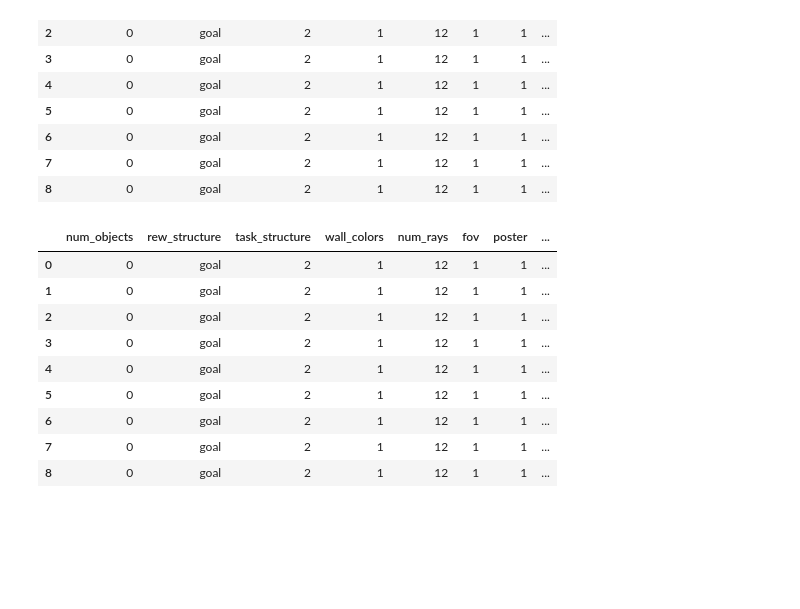
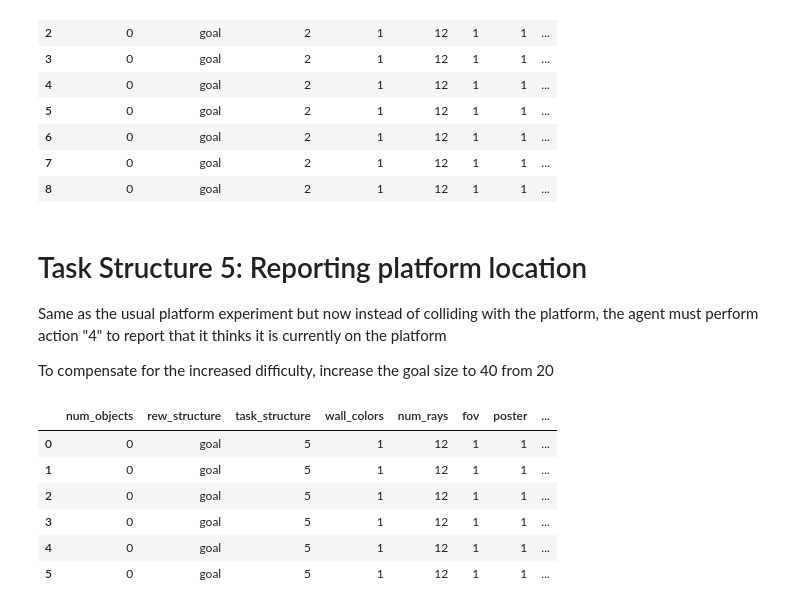
Before and after one commit to liuandrew/training-rl-algo, a Jupyter notebook: write_and_test/write_experiments.ipynb, the cells around one changed output. Drawn from its saved outputs; the diff is of its cells as text; code cells hidden in the pictures; blank space fills up the shorter version.

Commit message:
Added new task structure for reporting platform location, added options in nav_env_flat for modifying goal position and size, reworte some experimental measures for meta task

```diff
--- a/write_and_test/write_experiments.ipynb
+++ b/write_and_test/write_experiments.ipynb
@@ -2984,0 +3110,16 @@ pickle.dump(env_kwargs, open('../trained_models/ppo/meta_poster/' + exp_name, 'w
+# %%
+exp_name = f'meta_peast_fixposwidth{16}largegoal_env'
+env_kwargs = {
+    'task_structure': 3,
+    'rew_structure': 'goal',
+    'num_objects': 0,
+    'wall_colors': 1,
+    'poster': 1,
+    'num_rays': 12,
+    'fov': 1,
+    'character_reset_pos': 1,
+    'goal_size': 40,
+    'fixed_reset': [np.array([150., 150.]), np.pi/2],
+    'max_steps': 1000
+}
+pickle.dump(env_kwargs, open('../trained_models/ppo/meta_poster_width/' + exp_name, 'wb'))
@@ -3200,7 +3424,7 @@ for j, clone_idx in enumerate(clone_idxs):
     for i in range(num_trials):
         exp_name = f'nav_pdistal_width{width}clone{clone_idx}_t{i}'
 
-        clone_path = f'nav_poster_netstructure/nav_pdistal_width{width}batch200_t{clone_idx}.pt'
+        clone_path = f'trained_models/ppo/nav_poster_netstructure/nav_pdistal_width{width}batch200_t{clone_idx}.pt'
 
         env_kwargs = {'num_objects': 0, 'rew_structure': 'goal',
                       'task_structure': 2, 'wall_colors': 1, 'num_rays': 12, 'fov': 1,
@@ -3228,7 +3452,7 @@ for j, clone_idx in enumerate(clone_idxs):
             'nn_base': 'FlexBase',
             'nn_base_kwargs': {'hidden_size': width},
             'clone_parameter_experiment': True,
-            'clone_params': {'clone_path': clone_path, 'clone_layers': 4,
+            'clone_args': {'clone_path': clone_path, 'clone_layers': 4,
                              'freeze': True}
         }
 
@@ -3246,61 +3470,57 @@ pd.DataFrame(rows)
 | 6 | 0 | goal | 2 | 1 | 12 | 1 | 1 | ... |
 | 7 | 0 | goal | 2 | 1 | 12 | 1 | 1 | ... |
 | 8 | 0 | goal | 2 | 1 | 12 | 1 | 1 | ... |
+# %% [markdown]
+# Task Structure 5: Reporting platform location
+
+Same as the usual platform experiment but now instead of colliding with the platform, the agent must perform action "4" to report that it thinks it is currently on the platform
+
+To compensate for the increased difficulty, increase the goal size to 40 from 20
 # %%
-#Additional trials
-# network_widths = [16, 32, 64]
-width = 16
-clone_idxs = [1, 5, 7]
+network_widths = [16, 32]
 num_trials = 3
-
 rows = []
-for j, clone_idx in enumerate(clone_idxs):
+for width in network_widths:
     for i in range(num_trials):
-        exp_name = f'nav_pdistal_width{width}clone{clone_idx}_t{i}'
-
-        clone_path = f'../trained_models/ppo/nav_poster_netstructure/nav_pdistal_width{width}batch200_t{clone_idx}.pt'
+        exp_name = f'report_pdistal_width{width}_t{i}'
 
         env_kwargs = {'num_objects': 0, 'rew_structure': 'goal',
-                      'task_structure': 2, 'wall_colors': 1, 'num_rays': 12, 'fov': 1,
-                      'poster': 1, 'character_reset_pos': 1}
+                      'task_structure': 5, 'wall_colors': 1, 'num_rays': 12, 'fov': 1,
+                      'poster': 1, #distal
+                      'character_reset_pos': 1, 'goal_size': 40,
+                     }
         row = env_kwargs.copy()
         row['name'] = exp_name
         row['layer_width'] = width
 
         rows.append(row)
         config = {
             'wandb_project_name': 'Nav_Shared_Layers',
             'exp_name': exp_name,
             'save_name': exp_name,
-            'num_env_steps': 5000000,
+            'num_env_steps': 1000,
             'env_name': 'NavEnv-v0',
             'algo': 'ppo',
             'num_mini_batch': 1,
             'num_processes': 1,
-            'num_steps': 200,
-            'checkpoint_interval': 10,
+            'num_steps': 10,
+            'save_interval': 10,
             'recurrent': True,
             'seed': i,
             'no_cuda': True,
             'env_kwargs': env_kwargs,
             'nn_base': 'FlexBase',
-            'nn_base_kwargs': {'hidden_size': width},
-            'clone_parameter_experiment': True,
-            'clone_args': {'clone_path': clone_path, 'clone_layers': 4,
-                             'freeze': True}
+            'nn_base_kwargs': {'hidden_size': width}
         }
 
         pickle.dump(config, open('../experiment_configs/' + exp_name, 'wb'))
 
 pd.DataFrame(rows)
 # %% [output]
 |  | num_objects | rew_structure | task_structure | wall_colors | num_rays | fov | poster | ... |
-| 0 | 0 | goal | 2 | 1 | 12 | 1 | 1 | ... |
-| 1 | 0 | goal | 2 | 1 | 12 | 1 | 1 | ... |
-| 2 | 0 | goal | 2 | 1 | 12 | 1 | 1 | ... |
-| 3 | 0 | goal | 2 | 1 | 12 | 1 | 1 | ... |
-| 4 | 0 | goal | 2 | 1 | 12 | 1 | 1 | ... |
-| 5 | 0 | goal | 2 | 1 | 12 | 1 | 1 | ... |
-| 6 | 0 | goal | 2 | 1 | 12 | 1 | 1 | ... |
-| 7 | 0 | goal | 2 | 1 | 12 | 1 | 1 | ... |
-| 8 | 0 | goal | 2 | 1 | 12 | 1 | 1 | ... |
+| 0 | 0 | goal | 5 | 1 | 12 | 1 | 1 | ... |
+| 1 | 0 | goal | 5 | 1 | 12 | 1 | 1 | ... |
+| 2 | 0 | goal | 5 | 1 | 12 | 1 | 1 | ... |
+| 3 | 0 | goal | 5 | 1 | 12 | 1 | 1 | ... |
+| 4 | 0 | goal | 5 | 1 | 12 | 1 | 1 | ... |
+| 5 | 0 | goal | 5 | 1 | 12 | 1 | 1 | ... |
```
Also changed, not shown: parts of 11 cells of this notebook, 3 other files.
